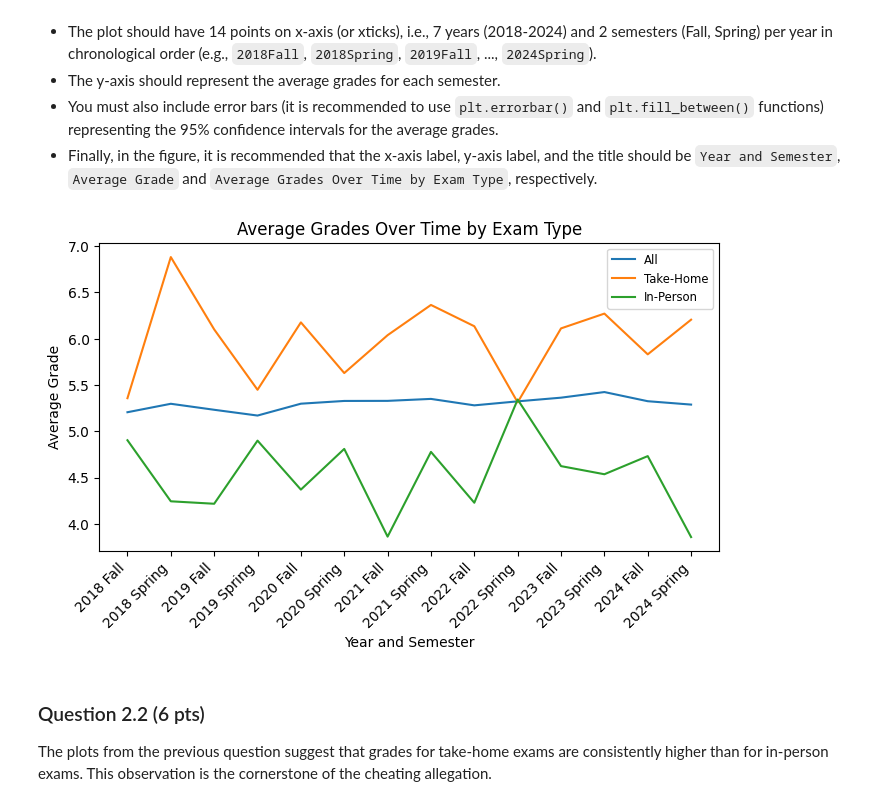
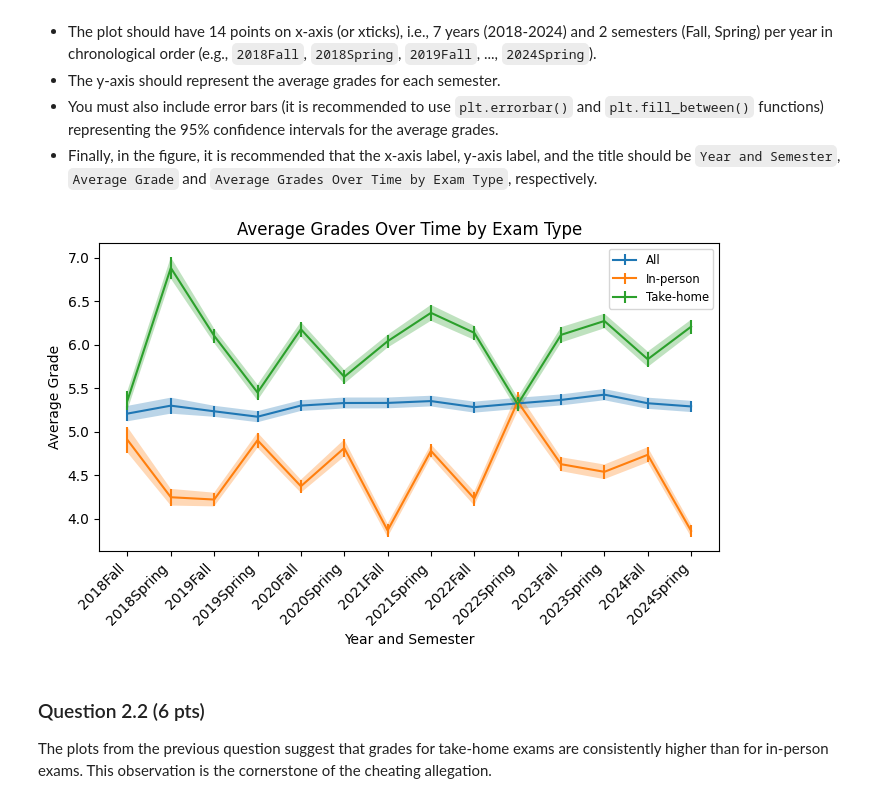
Before and after one commit to dbrantsc-8/Ada_2025, a Jupyter notebook: Homework/02_PROJECT_CHEATING_SCANDAL/2025_HW2.ipynb, the cells around one changed output. Drawn from its saved outputs; the diff is of its cells as text; code cells hidden in the pictures.

```diff
--- a/Homework/02_PROJECT_CHEATING_SCANDAL/2025_HW2.ipynb
+++ b/Homework/02_PROJECT_CHEATING_SCANDAL/2025_HW2.ipynb
@@ -178,8 +178,7 @@ df = df[(1 <= df['grade']) & (df['grade'] <= 10)]
 fig, ax = plt.subplots(ncols = 4, nrows = 2, sharex = True, sharey = True, figsize = (8,4))
 years = sorted(df['year'].unique())
 for i, (axe, year) in enumerate(zip(ax.flatten(), years)):
-    axe.hist(x = df[df['year'] == year]['grade'], bins = 10
-             )
+    axe.hist(x = df[df['year'] == year]['grade'], bins = 10)
     axe.set_title(year)
     if i % 4 == 0:
         axe.set_ylabel('Count')
@@ -213,27 +215,32 @@ Let's take a look at the grades over time. For this,
 - Finally, in the figure, it is recommended that the x-axis label, y-axis label, and the title should be `Year and Semester`, `Average Grade` and `Average Grades Over Time by Exam Type`, respectively.
 # %%
 ### YOUR CODE BELOW (THE **OUTPUT** OF THIS CELL WILL BE USED FOR EVALUATION) ###
-all_grades = df.groupby(['year', 'semester'])['grade'].mean()
-take_home = df[df['exam_type'] == 'take-home'].groupby(['year', 'semester'])['grade'].mean()
-in_person = df[df['exam_type'] == 'in-person'].groupby(['year', 'semester'])['grade'].mean()
+def plot_line(ax, df, type):
+    if type != 'all':
+        df = df[df['exam_type'] == type]
+    mean = df.groupby(['year', 'semester'])['grade'].mean()
+    sem = df.groupby(['year', 'semester'])['grade'].sem()
+    ci = 1.96 * sem
+    idx = [f"{year}{sem}" for year, sem in mean.index]
+    ax.errorbar(x = idx, y = mean, yerr = ci, label = type.capitalize())
+    ax.fill_between(x = idx, y1 = mean - ci, y2 = mean + ci, alpha = 0.3)
 
-idx = [f"{year} {sem}" for year, sem in all_grades.index]
 fig, ax = plt.subplots(figsize = (8,4))
-ax.plot(idx, all_grades, label = 'All')
-ax.plot(idx, take_home, label = 'Take-Home')
-ax.plot(idx, in_person, label = 'In-Person')
+
+for type in ['all', 'in-person', 'take-home']:
+    plot_line(ax, df, type)
 
 ax.set(
     xlabel = 'Year and Semester',
     ylabel = 'Average Grade',
     title = 'Average Grades Over Time by Exam Type'
 )
 
 plt.legend(fontsize = 'small')
 plt.xticks(rotation = 45, ha = 'right')
 plt.show()
 # %% [output]
-[figure, old version]
+[figure, new version]
 # %% [markdown]
 ### Question 2.2 (6 pts)
 
```
Also changed, not shown: parts of 7 cells of this notebook.
